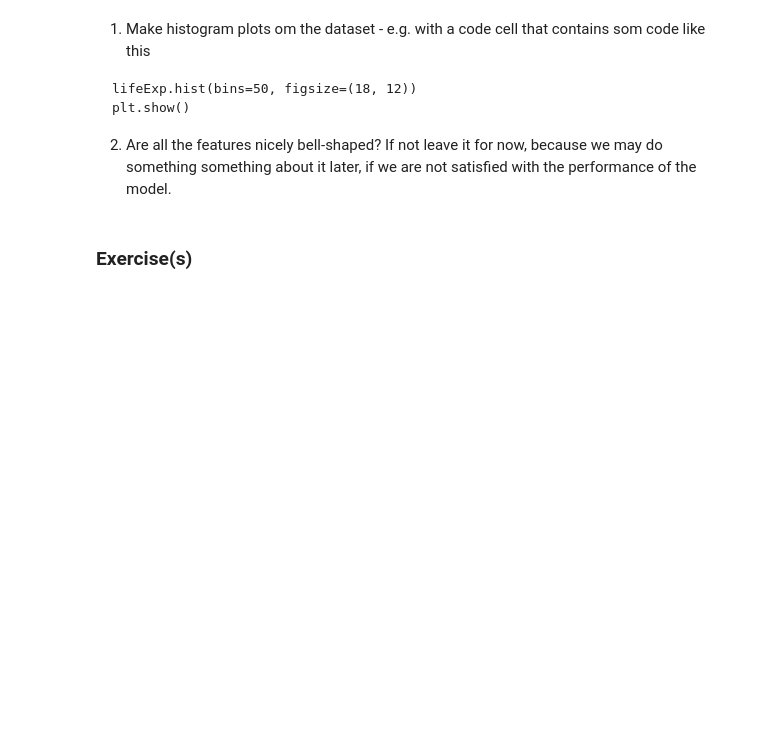
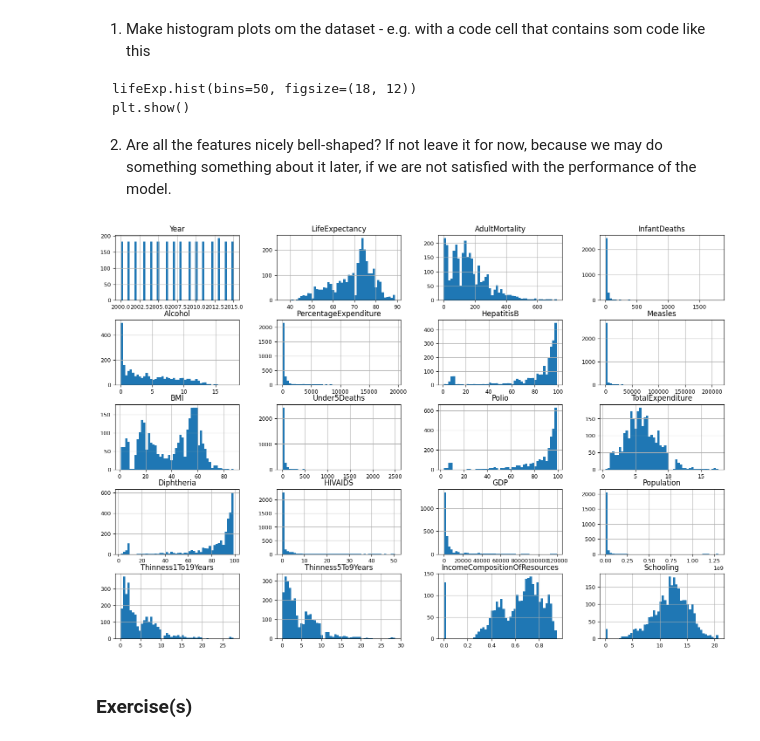
Before and after one commit to ahma004/Regression_Performance, a Jupyter notebook: Linear_Regression_Lifeexpectancy.ipynb, the cells around one changed output. Cells and saved outputs as stored; diff of their text form; code cells hidden in the pictures; blank space fills up the shorter version.

````diff
--- a/Linear_Regression_Lifeexpectancy.ipynb
+++ b/Linear_Regression_Lifeexpectancy.ipynb
@@ -93,6 +139,11 @@ lifeExp.hist(bins=50, figsize=(18, 12))
 plt.show()
 ```
 2.   Are all the features nicely bell-shaped? If not leave it for now, because we may do something something about it later, if we are not satisfied with the performance of the model.
+# %%
+lifeExp.hist(bins=50, figsize=(18, 12))
+plt.show()
+# %% [output]
+[figure, added]
 # %% [markdown]
 ### Exercise(s)
 # %% [markdown]
````
Also changed, not shown: parts of 8 cells of this notebook.
